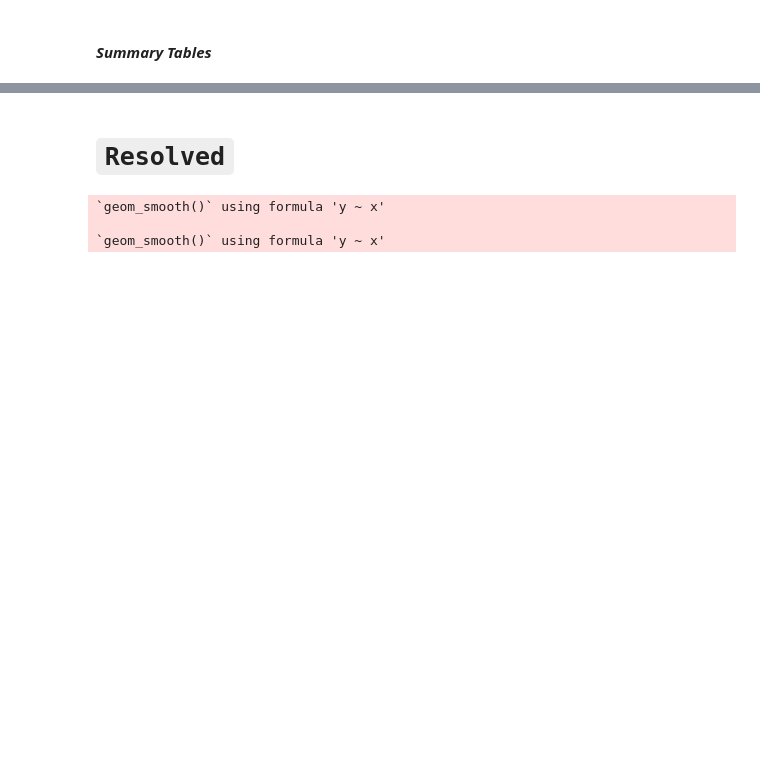
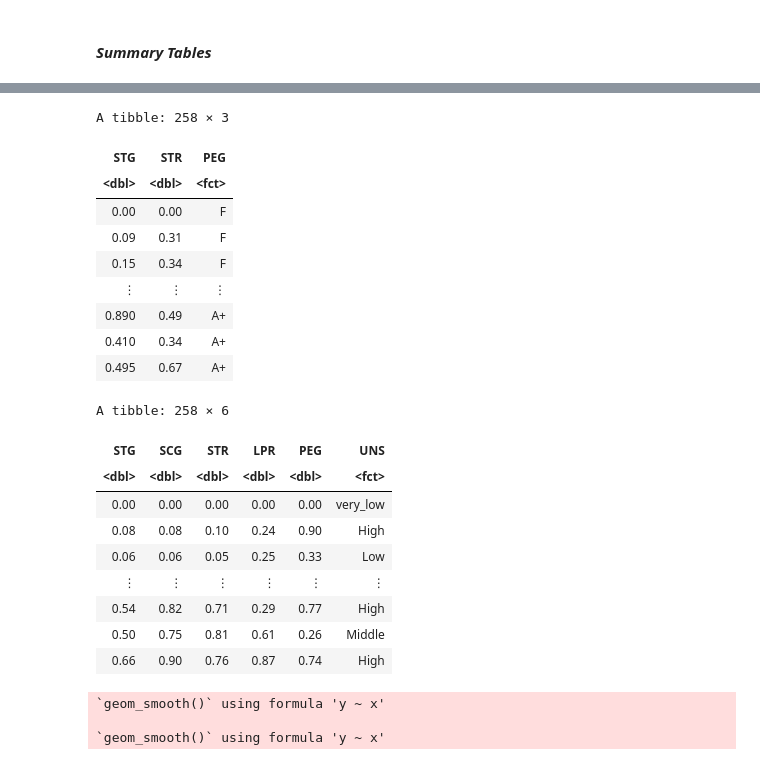
Before and after one commit to R0yBoy/DSCI100_Project, a Jupyter notebook: Project Proposal.ipynb, the cells around one changed output, grey strips where cells are left out. Cells and saved outputs as stored; diff of their text form; code cells hidden in the pictures; blank space fills up the shorter version.

```diff
--- a/Project Proposal.ipynb
+++ b/Project Proposal.ipynb
@@ -98,5 +115,45 @@ A tibble: 1 × 2
-# %% [markdown]
-# ` Resolved `
+# %%
+user_knowledge_classification_mutation <- user_knowledge %>%
+    arrange(PEG, desc()) %>%
+    mutate(PEGA1 = ifelse(PEG %in% c(0.90,0.91,0.92,0.93,0.94,0.95,0.96,0.97,0.98,0.99,1), "A+", NA)) %>%
+    mutate(PEGA2 = ifelse(PEG %in% c(0.85,0.86,0.87,0.88,0.89), "A", NA)) %>%
+    mutate(PEGA3 = ifelse(PEG %in% c(0.84,0.83,0.82,0.81,0.80), "A-", NA)) %>%
+    mutate(PEGB1 = ifelse(PEG %in% c(0.79,0.78,0.77,0.76), "B+", NA)) %>%
+    mutate(PEGB2 = ifelse(PEG %in% c(0.75,0.74,0.73,0.72), "B", NA)) %>%
+    mutate(PEGB3 = ifelse(PEG %in% c(0.71,0.70,0.69,0.68), "B-", NA)) %>%
+    mutate(PEGC1 = ifelse(PEG %in% c(0.67,0.66,0.65,0.64), "C+", NA)) %>%
+    mutate(PEGC2 = ifelse(PEG %in% c(0.63,0.62,0.61,0.6), "C", NA)) %>%
+    mutate(PEGC3 = ifelse(PEG %in% c(0.59,0.58,0.57,0.56,0.55), "C-", NA)) %>%
+    mutate(PEGD = ifelse(PEG %in% c(0.54,0.53,0.52,0.51), "D", NA)) %>%
+    mutate(PEGF = ifelse(PEG %in% c(0,0.01,0.02,0.03,0.04,0.05,0.06,0.07,0.08,0.09,0.10,0.11,0.12,0.13,0.14,0.15,0.16,0.17,0.18,0.19,0.2,0.21,0.22,0.23,0.24,0.25,0.26,0.27,0.28,0.29,0.3,0.31,0.32,0.33,0.34,0.35,0.36,0.37,0.38,0.39,0.4,0.41,0.42,0.43,0.44,0.45,0.46,0.47,0.48,0.49), "F", NA)) %>%
+    mutate(PEG = coalesce(PEGA1, PEGA2, PEGA3, PEGB1, PEGB2, PEGB3, PEGC1, PEGC3, PEGD, PEGF)) %>%
+    select(STG, STR, PEG) %>%
+    mutate(PEG = as_factor(PEG))
+
+
+user_knowledge_classification_mutation
+user_knowledge
+# %% [output]
+A tibble: 258 × 3
+| STG | STR | PEG |
+| <dbl> | <dbl> | <fct> |
+| 0.00 | 0.00 | F |
+| 0.09 | 0.31 | F |
+| 0.15 | 0.34 | F |
+| ⋮ | ⋮ | ⋮ |
+| 0.890 | 0.49 | A+ |
+| 0.410 | 0.34 | A+ |
+| 0.495 | 0.67 | A+ |
+A tibble: 258 × 6
+| STG | SCG | STR | LPR | PEG | UNS |
+| <dbl> | <dbl> | <dbl> | <dbl> | <dbl> | <fct> |
+| 0.00 | 0.00 | 0.00 | 0.00 | 0.00 | very_low |
+| 0.08 | 0.08 | 0.10 | 0.24 | 0.90 | High |
+| 0.06 | 0.06 | 0.05 | 0.25 | 0.33 | Low |
+| ⋮ | ⋮ | ⋮ | ⋮ | ⋮ | ⋮ |
+| 0.54 | 0.82 | 0.71 | 0.29 | 0.77 | High |
+| 0.50 | 0.75 | 0.81 | 0.61 | 0.26 | Middle |
+| 0.66 | 0.90 | 0.76 | 0.87 | 0.74 | High |
 # %%
 user_knowledge_plot_goal <- user_knowledge %>%
 ggplot(aes(x = STG, y = PEG)) +
```
Also changed, not shown: parts of 1 cell of this notebook.
